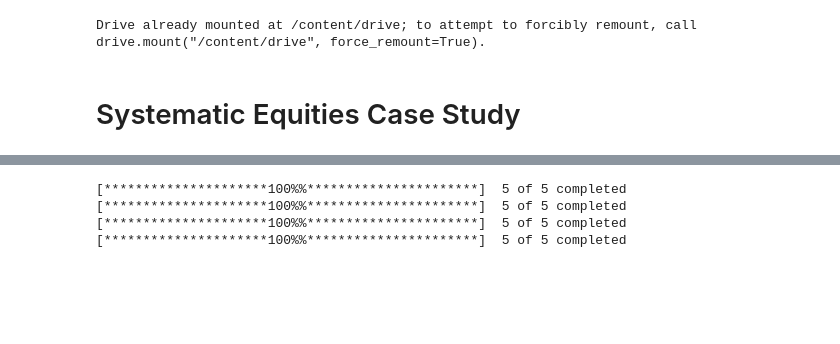
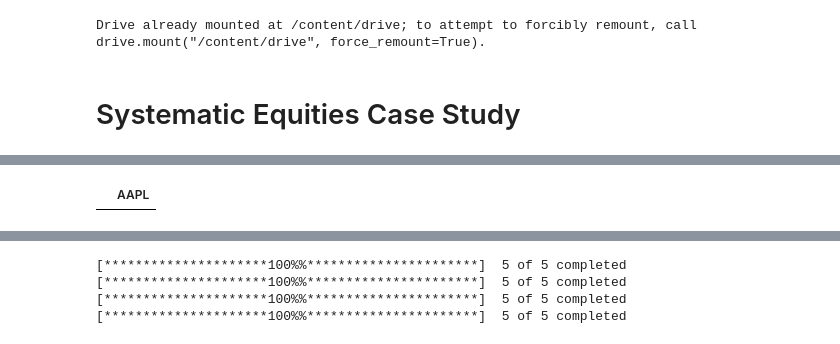
Before and after one commit to anaconda121/CTC, a Jupyter notebook: CTC_Systematic_Equities_Notebook.ipynb, the cells around one changed output, grey strips where cells are left out. Saved outputs shown, nothing was run; the diff lists cells and outputs as text; code cells hidden in the pictures; blank space fills up the shorter version.

```diff
--- a/CTC_Systematic_Equities_Notebook.ipynb
+++ b/CTC_Systematic_Equities_Notebook.ipynb
@@ -243,0 +115,4 @@ curr_data
+# %%
+pd.DataFrame(columns = ["AAPL"])
+# %% [output]
+|  | AAPL |
```
Also changed, not shown: parts of 20 cells of this notebook.
